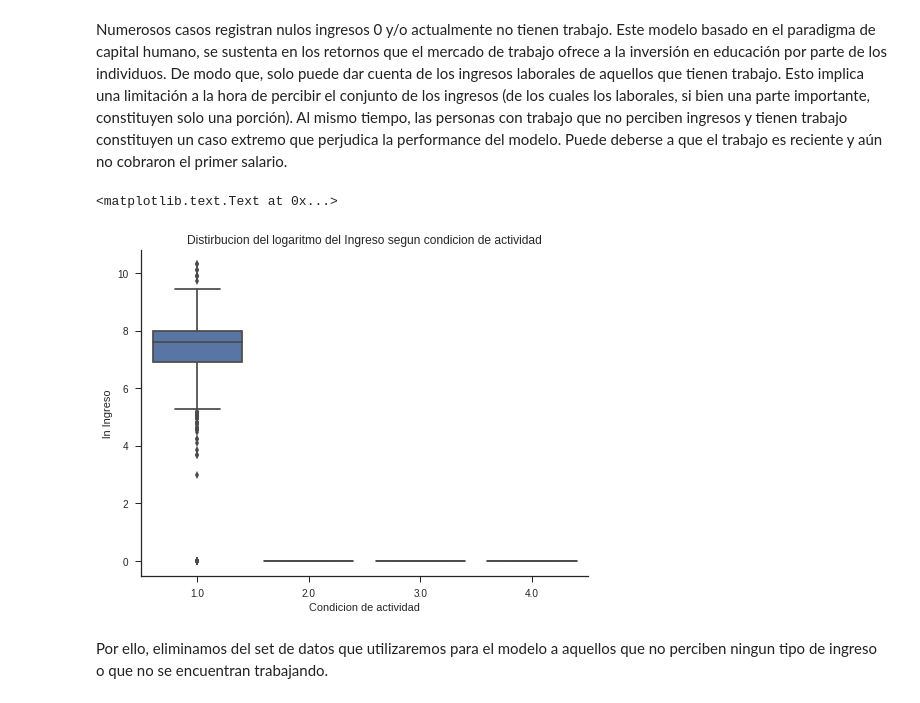
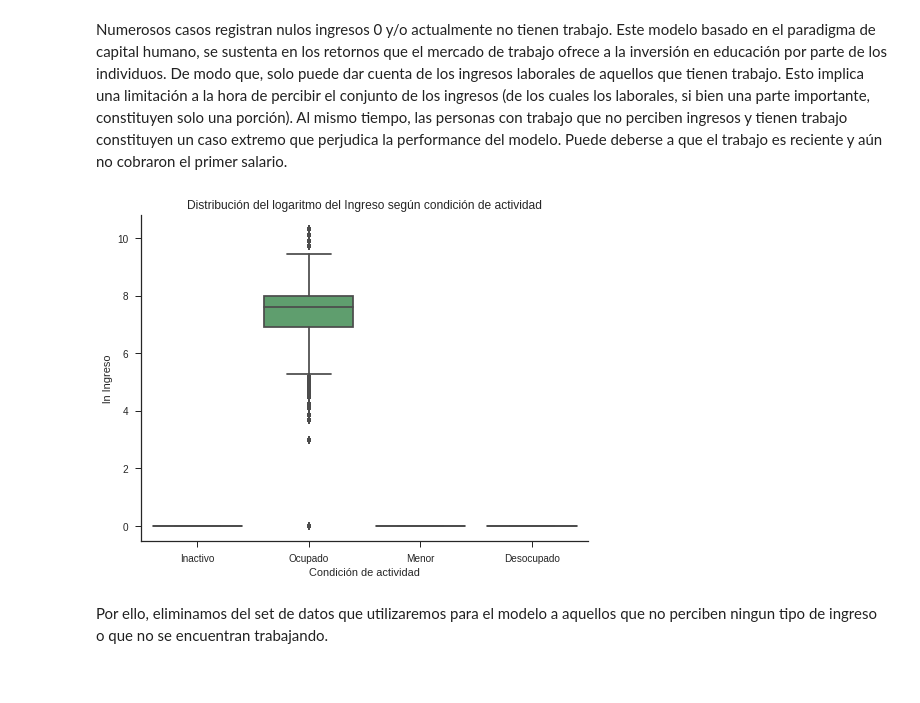
Before and after one commit to alephcero/thesis, a Jupyter notebook: src/Chapter 3 - modelingAndCoeficients.ipynb, the cells around one changed output. Saved outputs shown, nothing was run; the diff lists cells and outputs as text; code cells hidden in the pictures.

Commit message:
capitulo 3 con exploratorio listo

```diff
--- a/src/Chapter 3 - modelingAndCoeficients.ipynb
+++ b/src/Chapter 3 - modelingAndCoeficients.ipynb
@@ -41,3 +43,21 @@ ind3t10.head()
 | 3 | 307861 | 1 | 2 | 32 | 1674 | 2 | 1 | 44 | 7.0 | ... |
 | 4 | 307861 | 1 | 3 | 32 | 1674 | 3 | 0 | 13 | 4.0 | ... |
 5 rows × 32 columns
+# %%
+estado = []
+for i in ind3t10.activity:
+    if i == 1.0:
+        estado.append('Ocupado')
+    elif i == 2.0:
+        estado.append('Desocupado')
+    elif i == 3.0:
+        estado.append('Inactivo')
+    elif i == 4.0:
+        estado.append('Menor')
+    else:
+        estado.append(np.nan)
+
+ind3t10['estado'] = estado
+ind3t10['genero'] = ['Mujer' if i==1 else 'Varon' for i in ind3t10.female ]
+# %%
+dataPlot = ind3t10.loc[:,['CODUSU','PONDERA','female','genero','estado','empCond', 'unempCond','education','age','lnIncome',u'P47T', u'P21']]
@@ -44 +69,3 @@ ind3t10.head()
+# %%
+dataPlot=dataPlot.loc[np.repeat(dataPlot.index.values,dataPlot.PONDERA)]
 # %%
@@ -59,14 +84,14 @@ Numerosos casos registran nulos ingresos 0 y/o actualmente no tienen trabajo. Es
 # %%
 fig, ax = plt.subplots()
 fig.set_size_inches(8, 6)
-sns.boxplot(x="activity", y="lnIncome", data=ind3t10)
+sns.boxplot(x="estado", y="lnIncome", data=dataPlot)
 sns.despine()
-plt.title('Distirbucion del logaritmo del Ingreso segun condicion de actividad')
-plt.xlabel('Condicion de actividad')
+plt.title(u'Distribución del logaritmo del Ingreso según condición de actividad')
+plt.xlabel(u'Condición de actividad')
 plt.ylabel('ln Ingreso')
+fig.savefig('../img/capitulo3/kdePlotIngreso2.png')
 # %% [output]
-<matplotlib.text.Text at 0x...>
-[figure, old version]
+[figure, new version]
 # %% [markdown]
 Por ello, eliminamos del set de datos que utilizaremos para el modelo a aquellos que no perciben ningun tipo de ingreso o que no se encuentran trabajando.
 # %%
```
Also changed, not shown: parts of 60 cells of this notebook, 34 other files.
